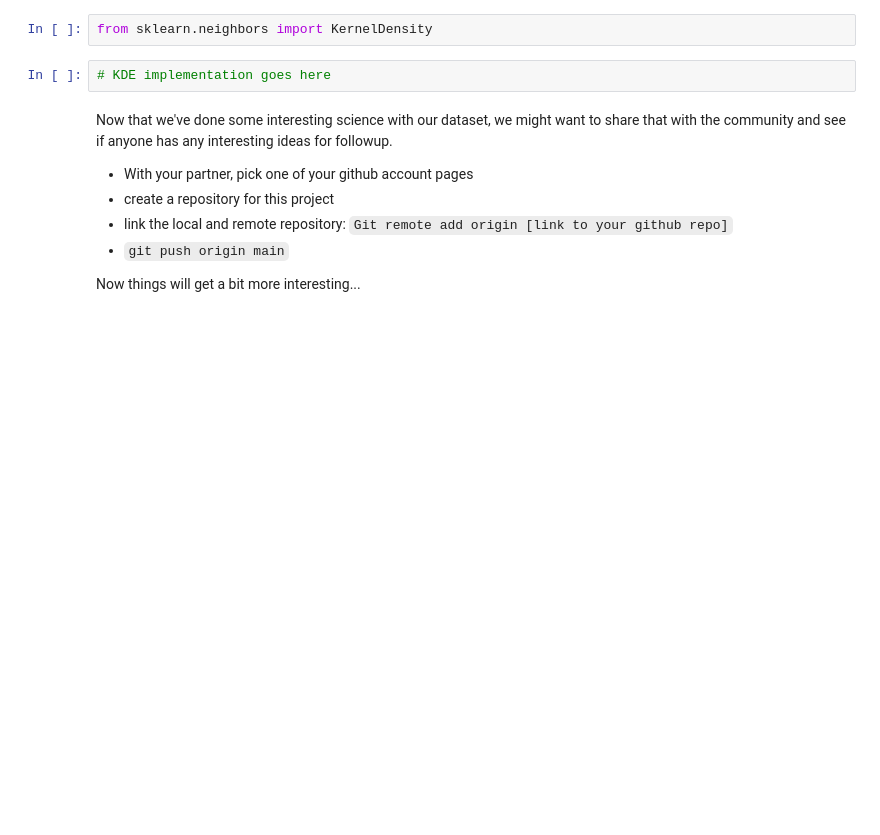
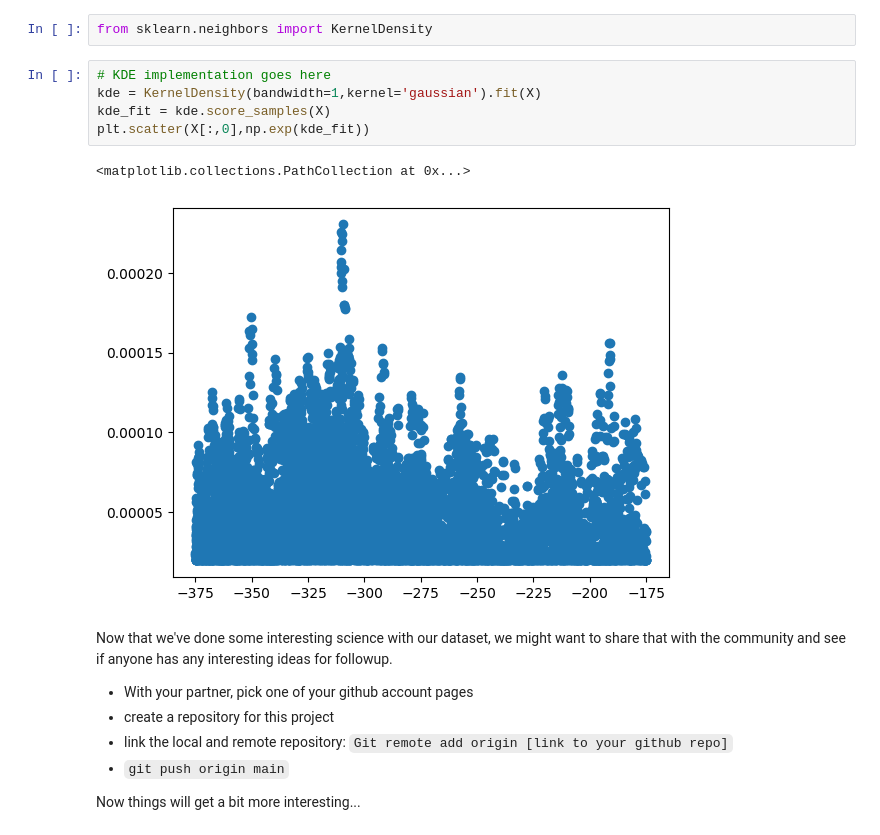
Before and after one commit to spacekaila/S21-gitlesson, a Jupyter notebook: DSFP_intro_2_git.ipynb, the cells around one changed output. Saved outputs shown, nothing was run; the diff lists cells and outputs as text; blank space fills up the shorter version.

```diff
--- a/DSFP_intro_2_git.ipynb
+++ b/DSFP_intro_2_git.ipynb
@@ -76,6 +76,12 @@ where D is the dimensions of the parameter space. The basic idea is to generaliz
 from sklearn.neighbors import KernelDensity
 # %%
 # KDE implementation goes here
+kde = KernelDensity(bandwidth=1,kernel='gaussian').fit(X)
+kde_fit = kde.score_samples(X)
+plt.scatter(X[:,0],np.exp(kde_fit))
+# %% [output]
+<matplotlib.collections.PathCollection at 0x...>
+[figure, added]
 # %% [markdown]
 Now that we've done some interesting science with our dataset, we might want to share that with the community and see if anyone has any interesting ideas for followup.
 
```
